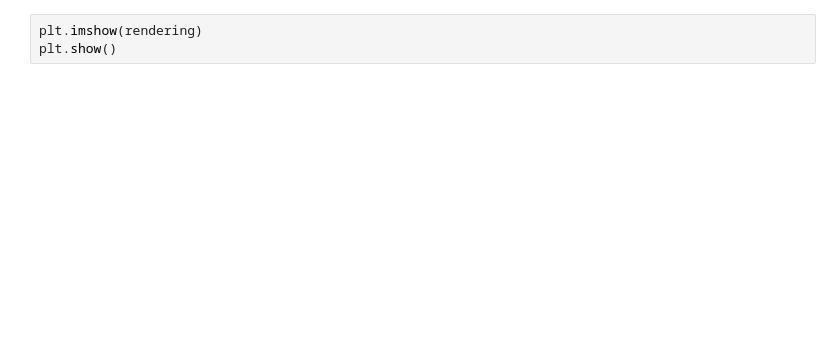
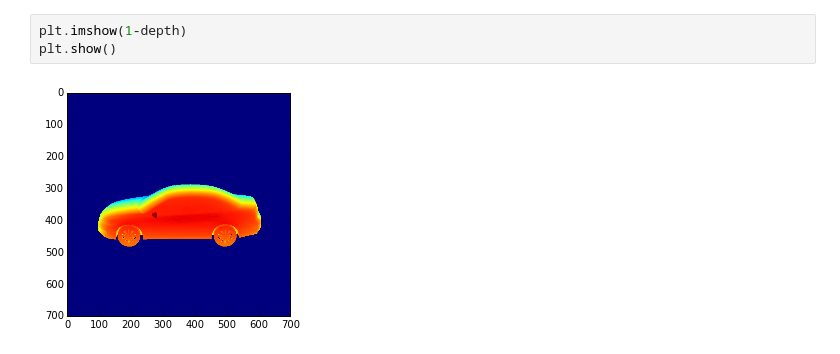
Before and after one commit to Harvyh/OSGRenderer, a Jupyter notebook: demo.ipynb, the cells around one changed output. Drawn from its saved outputs; the diff is of its cells as text; blank space fills up the shorter version.

```diff
--- a/demo.ipynb
+++ b/demo.ipynb
@@ -30,3 +30,5 @@ plt.show()
 # %%
-plt.imshow(rendering)
+plt.imshow(1-depth)
 plt.show()
+# %% [output]
+[figure, added]
```
Also changed, not shown: parts of 7 cells of this notebook, 8 other files.
